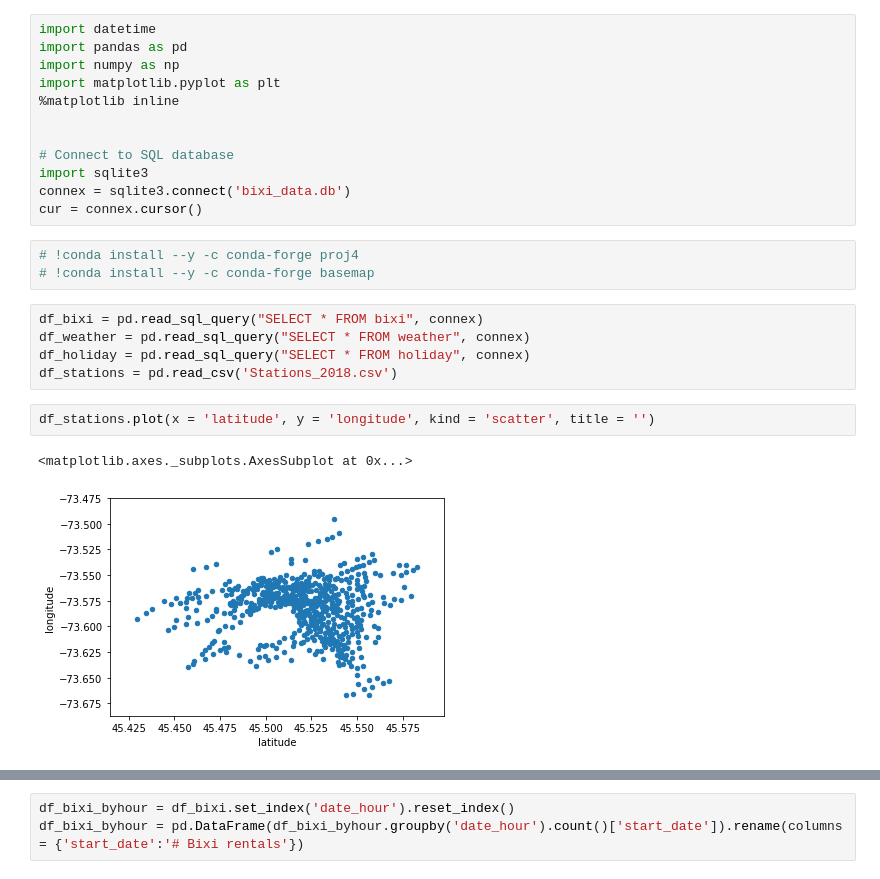
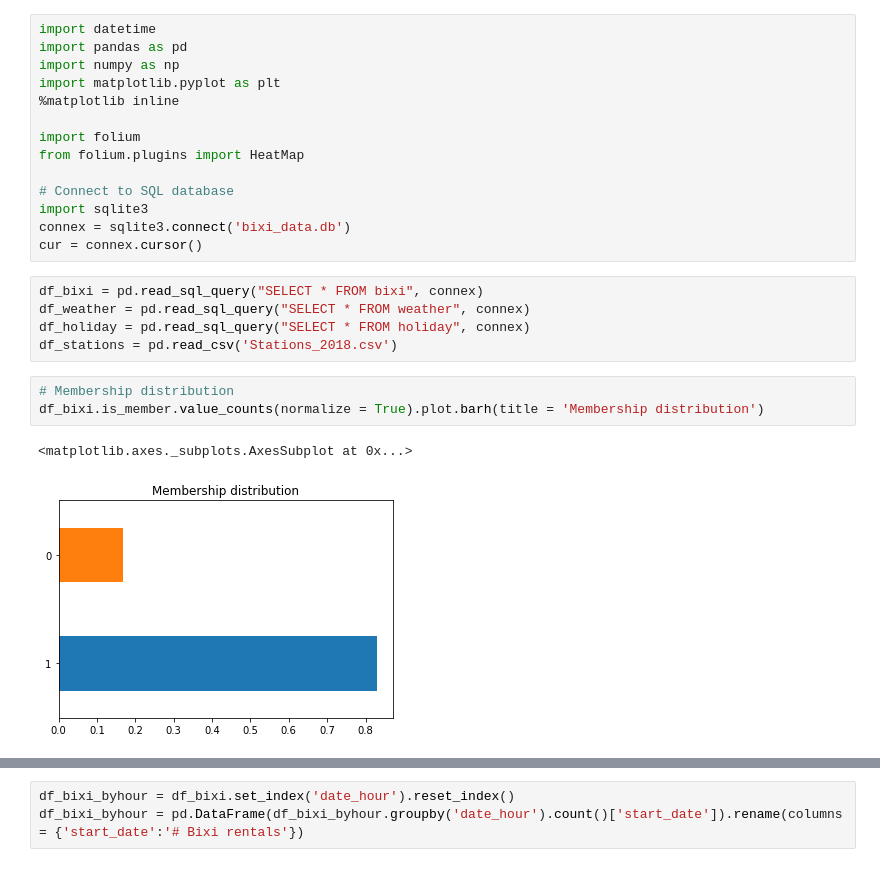
Before and after one commit to Rimab55/Forecasting_Bixi_Bikeshare_rentals, a Jupyter notebook: EDA_bixi.ipynb, the cells around one changed output, grey strips where cells are left out. Saved outputs shown, nothing was run; the diff lists cells and outputs as text.

```diff
--- a/EDA_bixi.ipynb
+++ b/EDA_bixi.ipynb
@@ -5,21 +5,21 @@ import numpy as np
 import matplotlib.pyplot as plt
 %matplotlib inline
 
+import folium
+from folium.plugins import HeatMap
 
 # Connect to SQL database
 import sqlite3
 connex = sqlite3.connect('bixi_data.db')
 cur = connex.cursor()
-# %%
-# !conda install --y -c conda-forge proj4
-# !conda install --y -c conda-forge basemap
 # %%
 df_bixi = pd.read_sql_query("SELECT * FROM bixi", connex)
 df_weather = pd.read_sql_query("SELECT * FROM weather", connex)
 df_holiday = pd.read_sql_query("SELECT * FROM holiday", connex)
 df_stations = pd.read_csv('Stations_2018.csv')
-# %%
-df_stations.plot(x = 'latitude', y = 'longitude', kind = 'scatter', title = '')
-# %% [output]
-<matplotlib.axes._subplots.AxesSubplot at 0x...>
-[figure, removed]
+# %%
+# Membership distribution
+df_bixi.is_member.value_counts(normalize = True).plot.barh(title = 'Membership distribution')
+# %% [output]
+<matplotlib.axes._subplots.AxesSubplot at 0x...>
+[figure, added]
```
Also changed, not shown: parts of 25 cells of this notebook.
